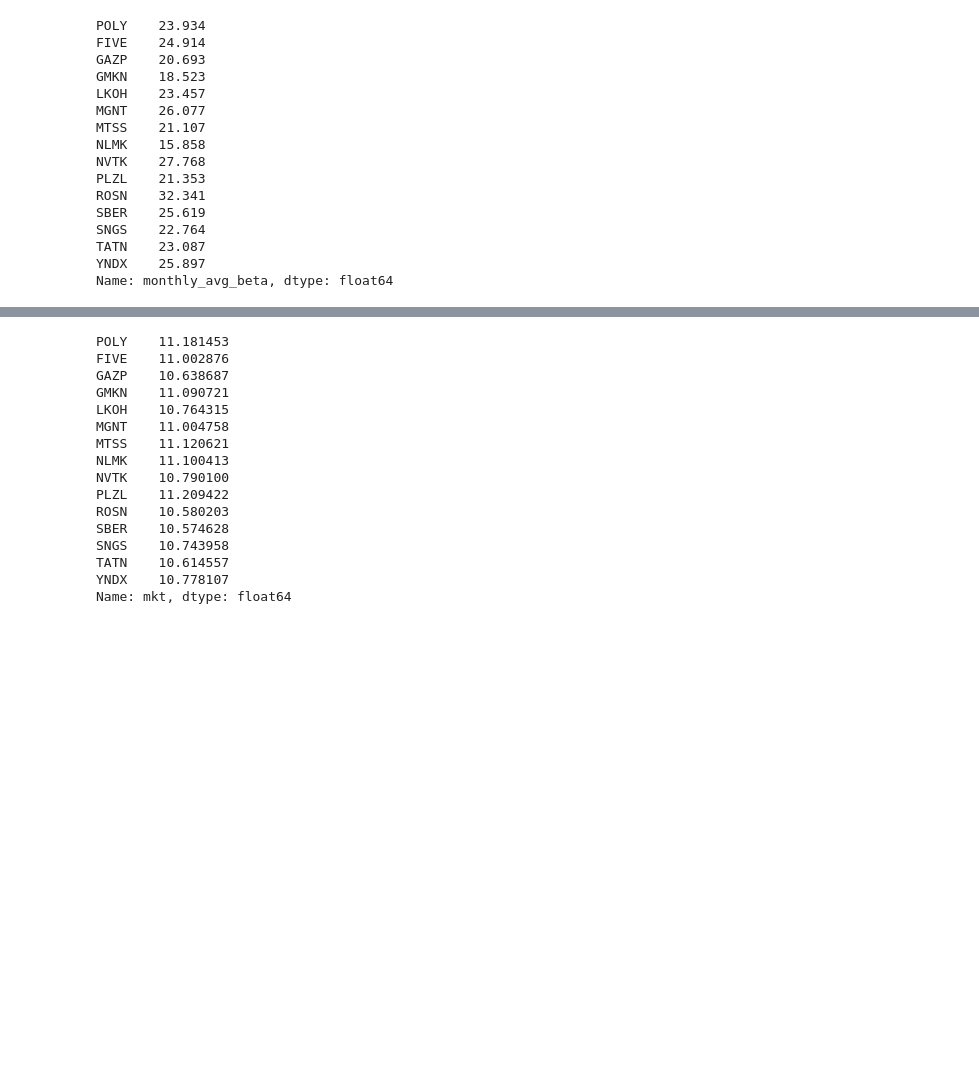
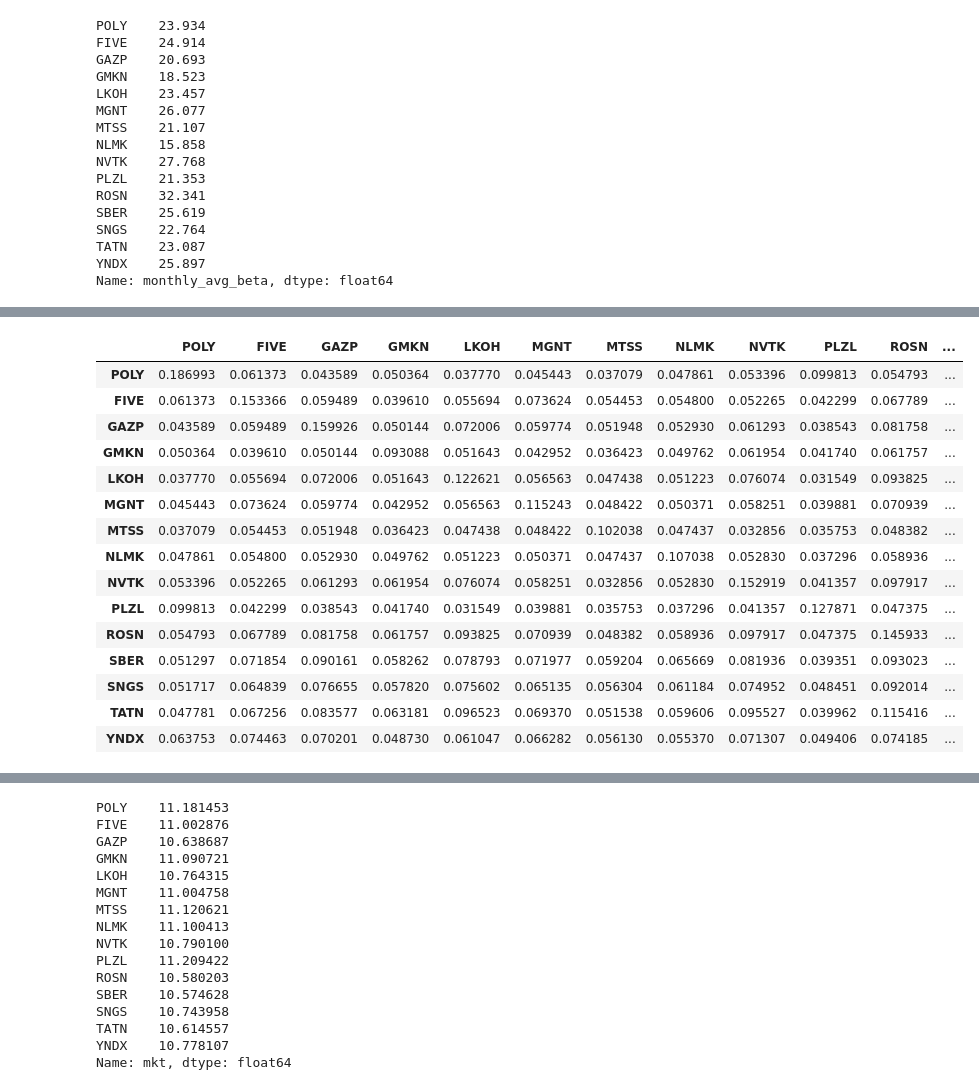
Before and after one commit to justniks/case_finance, a Jupyter notebook: portfolio_management.ipynb, the cells around one changed output, grey strips where cells are left out. Drawn from its saved outputs; the diff is of its cells as text; code cells hidden in the pictures; blank space fills up the shorter version.

```diff
--- a/portfolio_management.ipynb
+++ b/portfolio_management.ipynb
@@ -394,0 +414,20 @@ Name: monthly_avg_beta, dtype: float64
+# %%
+assets_cov = df_assets_performance.cov() * 252
+assets_cov
+# %% [output]
+|  | POLY | FIVE | GAZP | GMKN | LKOH | MGNT | MTSS | NLMK | NVTK | PLZL | ROSN | ... |
+| POLY | 0.186993 | 0.061373 | 0.043589 | 0.050364 | 0.037770 | 0.045443 | 0.037079 | 0.047861 | 0.053396 | 0.099813 | 0.054793 | ... |
+| FIVE | 0.061373 | 0.153366 | 0.059489 | 0.039610 | 0.055694 | 0.073624 | 0.054453 | 0.054800 | 0.052265 | 0.042299 | 0.067789 | ... |
+| GAZP | 0.043589 | 0.059489 | 0.159926 | 0.050144 | 0.072006 | 0.059774 | 0.051948 | 0.052930 | 0.061293 | 0.038543 | 0.081758 | ... |
+| GMKN | 0.050364 | 0.039610 | 0.050144 | 0.093088 | 0.051643 | 0.042952 | 0.036423 | 0.049762 | 0.061954 | 0.041740 | 0.061757 | ... |
+| LKOH | 0.037770 | 0.055694 | 0.072006 | 0.051643 | 0.122621 | 0.056563 | 0.047438 | 0.051223 | 0.076074 | 0.031549 | 0.093825 | ... |
+| MGNT | 0.045443 | 0.073624 | 0.059774 | 0.042952 | 0.056563 | 0.115243 | 0.048422 | 0.050371 | 0.058251 | 0.039881 | 0.070939 | ... |
+| MTSS | 0.037079 | 0.054453 | 0.051948 | 0.036423 | 0.047438 | 0.048422 | 0.102038 | 0.047437 | 0.032856 | 0.035753 | 0.048382 | ... |
+| NLMK | 0.047861 | 0.054800 | 0.052930 | 0.049762 | 0.051223 | 0.050371 | 0.047437 | 0.107038 | 0.052830 | 0.037296 | 0.058936 | ... |
+| NVTK | 0.053396 | 0.052265 | 0.061293 | 0.061954 | 0.076074 | 0.058251 | 0.032856 | 0.052830 | 0.152919 | 0.041357 | 0.097917 | ... |
+| PLZL | 0.099813 | 0.042299 | 0.038543 | 0.041740 | 0.031549 | 0.039881 | 0.035753 | 0.037296 | 0.041357 | 0.127871 | 0.047375 | ... |
+| ROSN | 0.054793 | 0.067789 | 0.081758 | 0.061757 | 0.093825 | 0.070939 | 0.048382 | 0.058936 | 0.097917 | 0.047375 | 0.145933 | ... |
+| SBER | 0.051297 | 0.071854 | 0.090161 | 0.058262 | 0.078793 | 0.071977 | 0.059204 | 0.065669 | 0.081936 | 0.039351 | 0.093023 | ... |
+| SNGS | 0.051717 | 0.064839 | 0.076655 | 0.057820 | 0.075602 | 0.065135 | 0.056304 | 0.061184 | 0.074952 | 0.048451 | 0.092014 | ... |
+| TATN | 0.047781 | 0.067256 | 0.083577 | 0.063181 | 0.096523 | 0.069370 | 0.051538 | 0.059606 | 0.095527 | 0.039962 | 0.115416 | ... |
+| YNDX | 0.063753 | 0.074463 | 0.070201 | 0.048730 | 0.061047 | 0.066282 | 0.056130 | 0.055370 | 0.071307 | 0.049406 | 0.074185 | ... |
```
Also changed, not shown: parts of 9 cells of this notebook.
